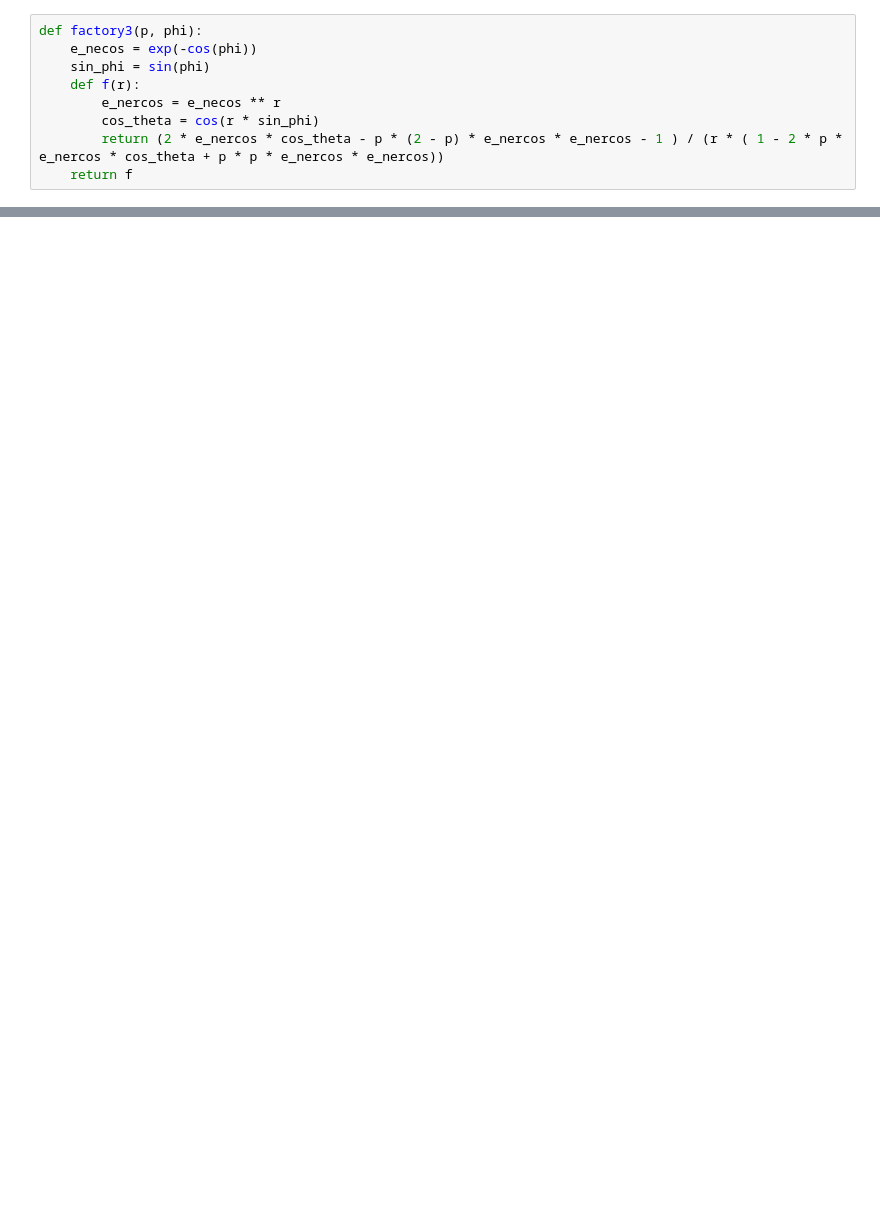
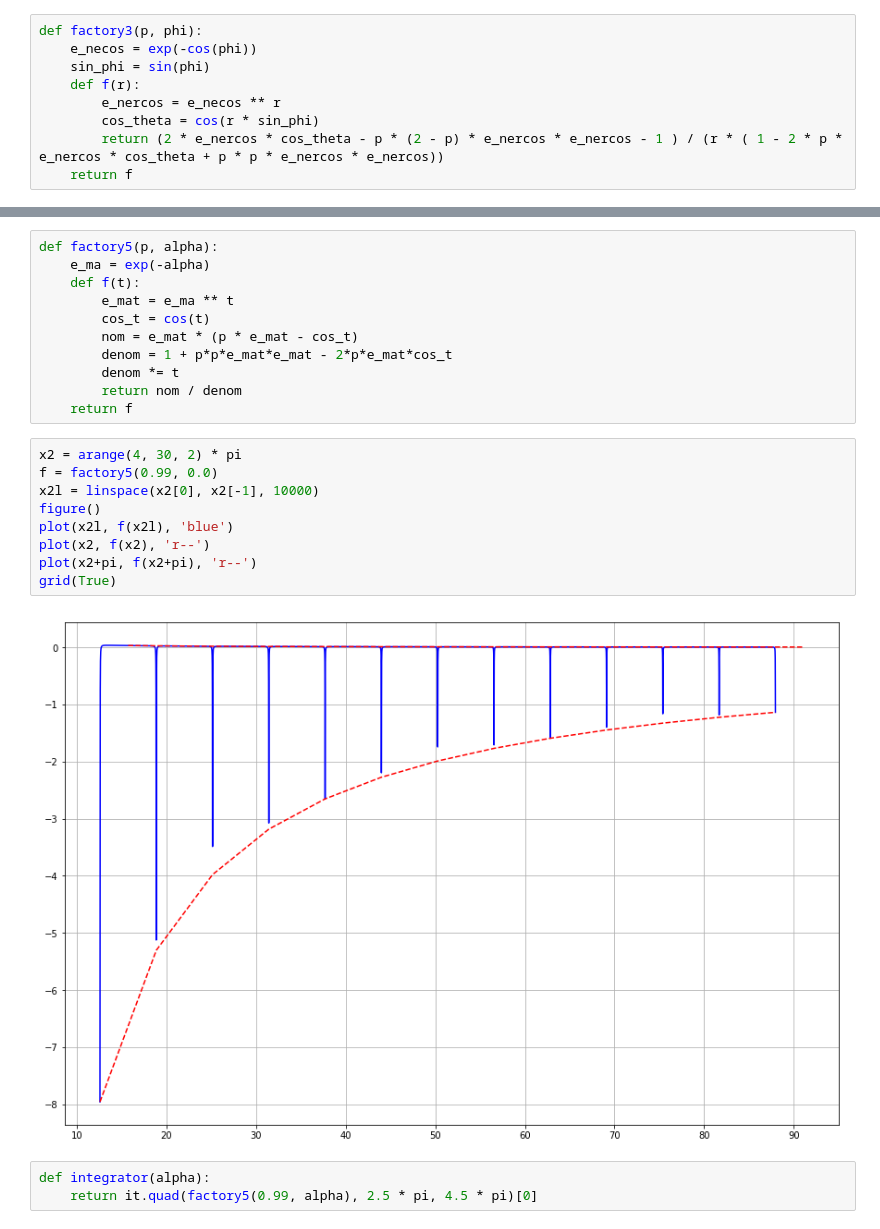
Before and after one commit to fatvlady/math-course-project, a Jupyter notebook: code/tests.ipynb, the cells around one changed output, grey strips where cells are left out. Drawn from its saved outputs; the diff is of its cells as text; blank space fills up the shorter version.

```diff
--- a/code/tests.ipynb
+++ b/code/tests.ipynb
@@ -51,0 +95,25 @@ plot(arange(100, 200,2) * pi, arange(0, 100,2) * 0)
+# %%
+def factory5(p, alpha):
+    e_ma = exp(-alpha)
+    def f(t):
+        e_mat = e_ma ** t
+        cos_t = cos(t)
+        nom = e_mat * (p * e_mat - cos_t)
+        denom = 1 + p*p*e_mat*e_mat - 2*p*e_mat*cos_t
+        denom *= t
+        return nom / denom
+    return f
+# %%
+x2 = arange(4, 30, 2) * pi
+f = factory5(0.99, 0.0)
+x2l = linspace(x2[0], x2[-1], 10000)
+figure()
+plot(x2l, f(x2l), 'blue')
+plot(x2, f(x2), 'r--')
+plot(x2+pi, f(x2+pi), 'r--')
+grid(True)
+# %% [output]
+[figure, added]
+# %%
+def integrator(alpha):
+    return it.quad(factory5(0.99, alpha), 2.5 * pi, 4.5 * pi)[0]
```
Also changed, not shown: parts of 29 cells of this notebook, 14 other files.
